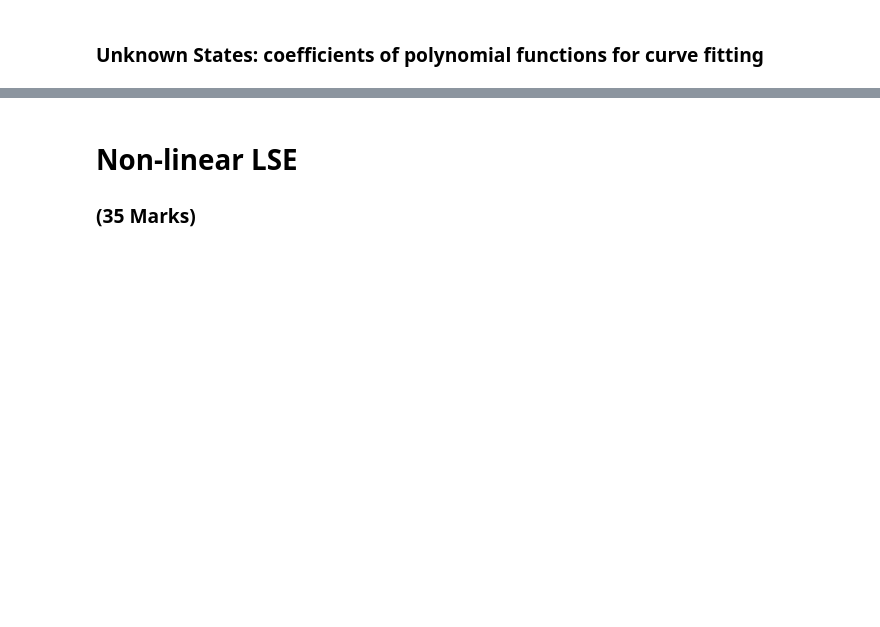
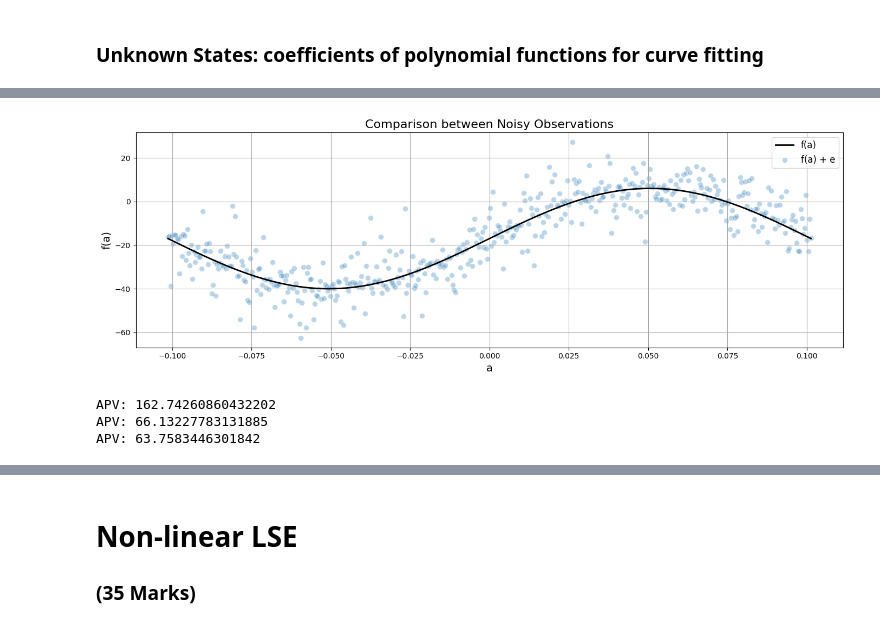
Before and after one commit to rbawah/engg680_2024_fall_group7, a Jupyter notebook: Lab_Assignment2/Assignment2.ipynb, the cells around one changed output, grey strips where cells are left out. Cells and saved outputs as stored; diff of their text form; code cells hidden in the pictures; blank space fills up the shorter version.

```diff
--- a/Lab_Assignment2/Assignment2.ipynb
+++ b/Lab_Assignment2/Assignment2.ipynb
@@ -108,22 +60,41 @@ a = np.linspace(start, end, n)
 # %%
 # step 4
 # use the matplotlib to plot the true and noisy observations together in one single figure
 # use scatter for noisy observation plotting
 # for the true observation, label it as "f(a)"" and set color as 'k'
 # for the noisy observation scatter plot, label it as "f(a) + e", set color as 'tab:blue', set marker as 'o' and set alpha as 0.3
 # include proper axis labels, legend and title
 # scale the range of x-axis to be -1 to 1
 # keep this format for the rest of the plots in this lab assignment
 # (2 marks)
 
 fig, ax = plt.subplots(nrows=1, ncols=1, figsize=(14, 5))
-ax.plot(l_true, l)
-ax.set_title('f(a) + e')
 
-# ...
+a = a/np.pi
 
-ax.grid(True, which='both',ls='-',color='0.65')
+# true observations as a solid black line
+ax.plot(a, l_true, label='f(a)', color='k', linewidth=2)
+
+# noisy observations as scatter points
+ax.scatter(
+    a,
+    l,
+    label='f(a) + e',
+    color='tab:blue',
+    marker='o',
+    alpha=0.3,
+    edgecolors='w',
+    s=50
+)
+
+ax.set_xlabel('a', fontsize=14)
+ax.set_ylabel('f(a)', fontsize=14)
+ax.set_title('Comparison between Noisy Observations', fontsize=16)
+ax.grid(True, which='both', ls='-', color='0.65')
+ax.legend(fontsize=12)
 fig.tight_layout()
+# %% [output]
+[figure, added]
 # %%
 # step 5
 # define a curve fitting function named fit_polynomial_curve
@@ -160,3 +154,22 @@ def fit_polynomial_curve(a: np.ndarray, l: np.ndarray, P: np.ndarray, deg: int)
+# %%
+# step 6
+# call the fit_polynomial_curve function and fetch the results
+# use polynomial degrees of: 1, 3 ,5
+# (1 marks)
+
+first_deg = fit_polynomial_curve(a=a, l=l, P=P, deg=1)
+x1, cov_x1, apv1, v1 = first_deg
+# print(f"APV: {apv1}")
+third_deg = fit_polynomial_curve(a=a, l=l, P=P, deg=3)
+x3, cov_x3, apv3, v3 = third_deg
+# print(f"APV: {apv3}")
+fifth_deg = fit_polynomial_curve(a=a, l=l, P=P, deg=5)
+x5, cov_x5, apv5, v5 = fifth_deg
+# print(f"APV: {apv5}")
+# %% [output]
+APV: 162.74260860432202
+APV: 66.13227783131885
+APV: 63.7583446301842
 # %%
 # step 7
 # use the estimated coefficients x and constants array a, construct polynomial functions for each degree
```
Also changed, not shown: parts of 32 cells of this notebook, 1 other file.
